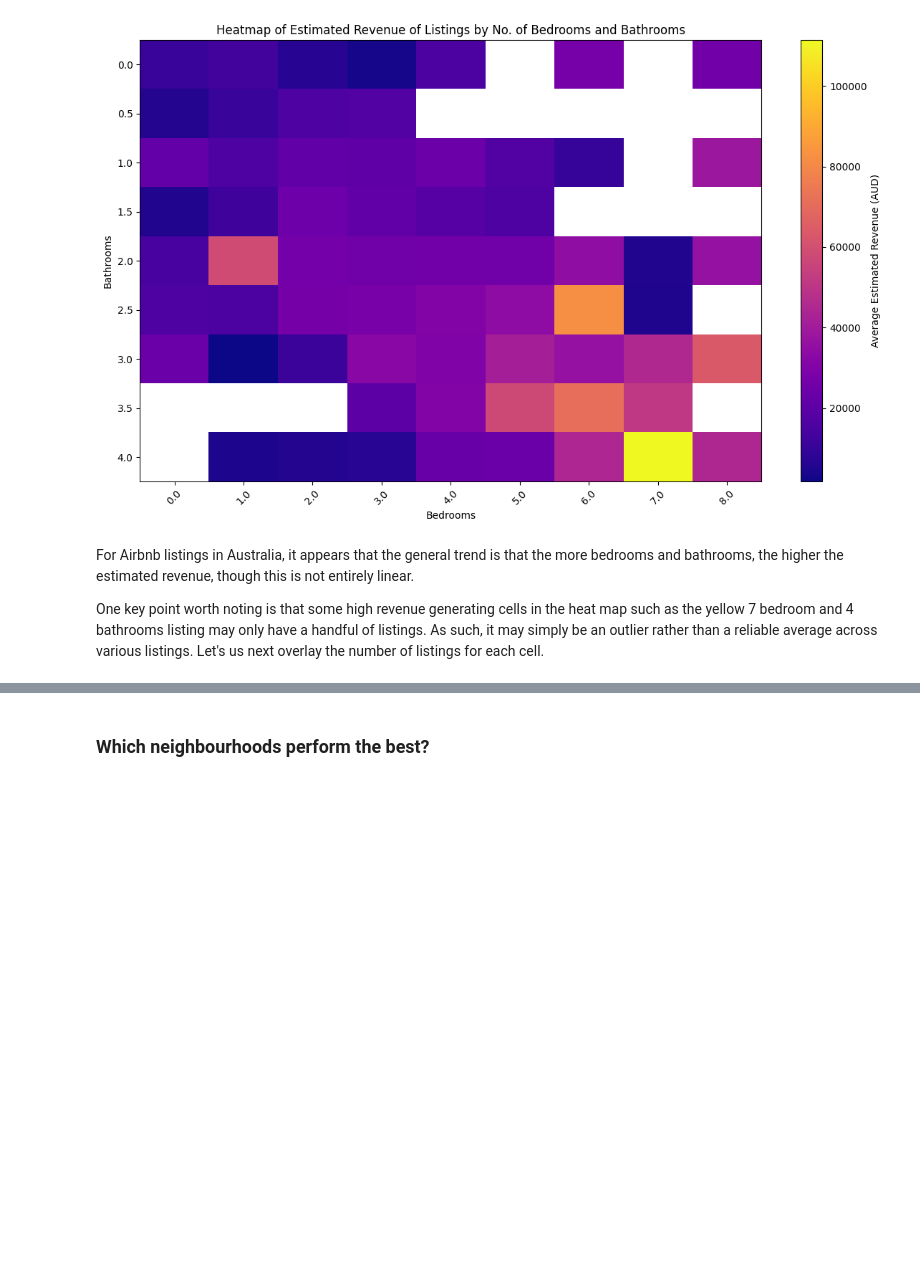
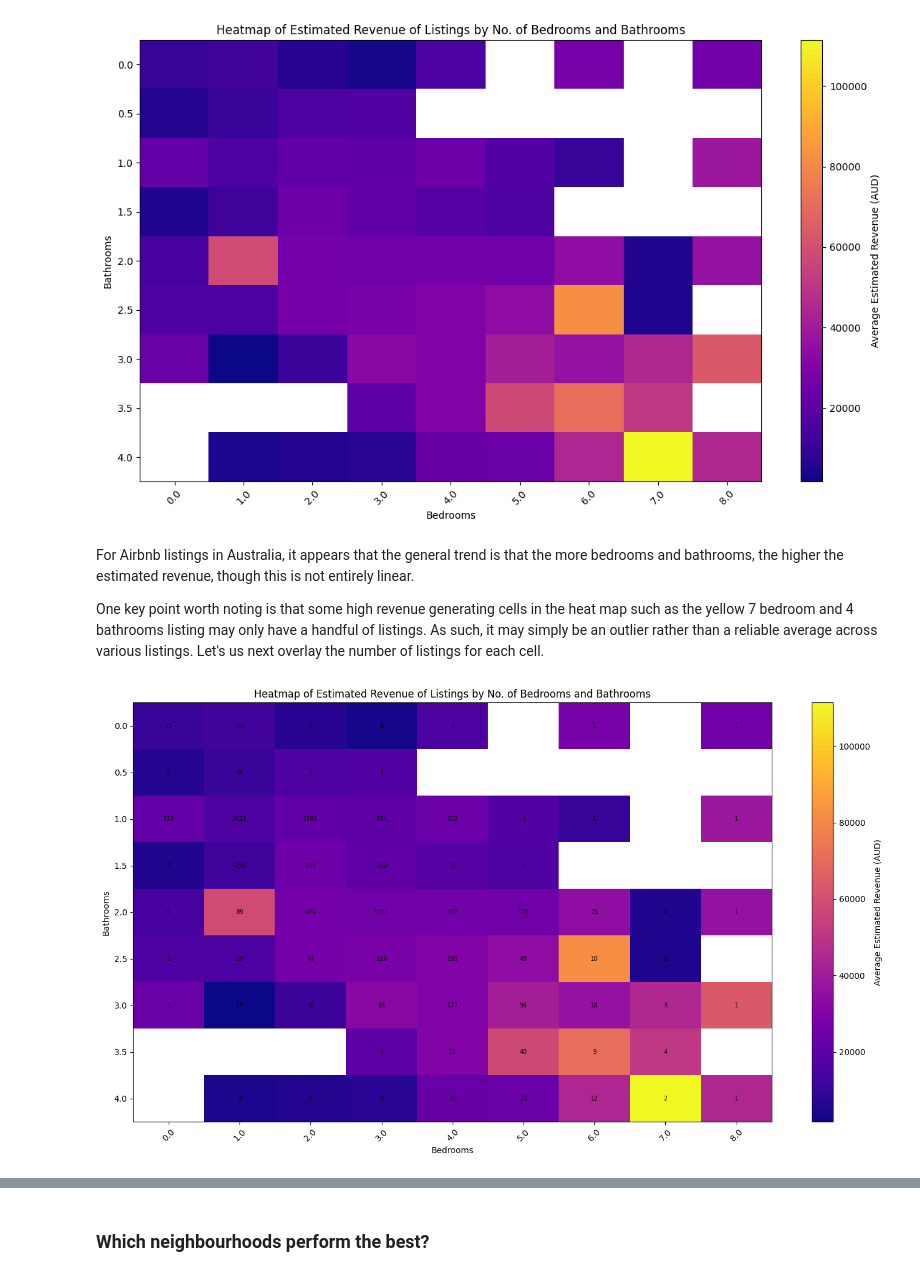
Before and after one commit to jxcksonli/airbnb-australia-price-analysis, a Jupyter notebook: airbnbn-analysis.ipynb, the cells around one changed output, grey strips where cells are left out. Drawn from its saved outputs; the diff is of its cells as text; code cells hidden in the pictures; blank space fills up the shorter version.

Commit message:
Push updated heatmap with count of listings

```diff
--- a/airbnbn-analysis.ipynb
+++ b/airbnbn-analysis.ipynb
@@ -140,3 +141,26 @@ plt.show()
 For Airbnb listings in Australia, it appears that the general trend is that the more bedrooms and bathrooms, the higher the estimated revenue, though this is not entirely linear.
 
 One key point worth noting is that some high revenue generating cells in the heat map such as the yellow 7 bedroom and 4 bathrooms listing may only have a handful of listings. As such, it may simply be an outlier rather than  a reliable average across various listings. Let's us next overlay the number of listings for each cell.
+# %%
+count_map = df.pivot_table(values = 'estimated_revenue', index = 'bathrooms', columns = 'bedrooms', aggfunc = 'count')
+count_map = count_map.loc[count_map.index <= 4, count_map.columns <= 8] # Limit the heatmap to a maximum of 8 bedrooms and 4 bathrooms for better visualisation
+
+plt.figure(figsize=(14, 8))
+plt.imshow(heatmap, cmap = 'plasma', aspect = 'auto')
+
+for i in range(len(heatmap.index)):
+    for j in range(len(heatmap.columns)):
+        count = count_map.iloc[i, j]
+        if not np.isnan(count):
+            plt.text(j, i, int(count), ha='center', va='center', fontsize=7, color='black')
+
+plt.xticks(ticks=range(len(heatmap.columns)), labels=heatmap.columns, rotation=45)
+plt.yticks(ticks=range(len(heatmap.index)), labels=heatmap.index)
+plt.title('Heatmap of Estimated Revenue of Listings by No. of Bedrooms and Bathrooms')
+plt.colorbar(label='Average Estimated Revenue (AUD)')
+plt.xlabel('Bedrooms')
+plt.ylabel('Bathrooms')
+plt.tight_layout()
+plt.show()
+# %% [output]
+[figure, added]
```
Also changed, not shown: parts of 2 cells of this notebook, 1 other file.
